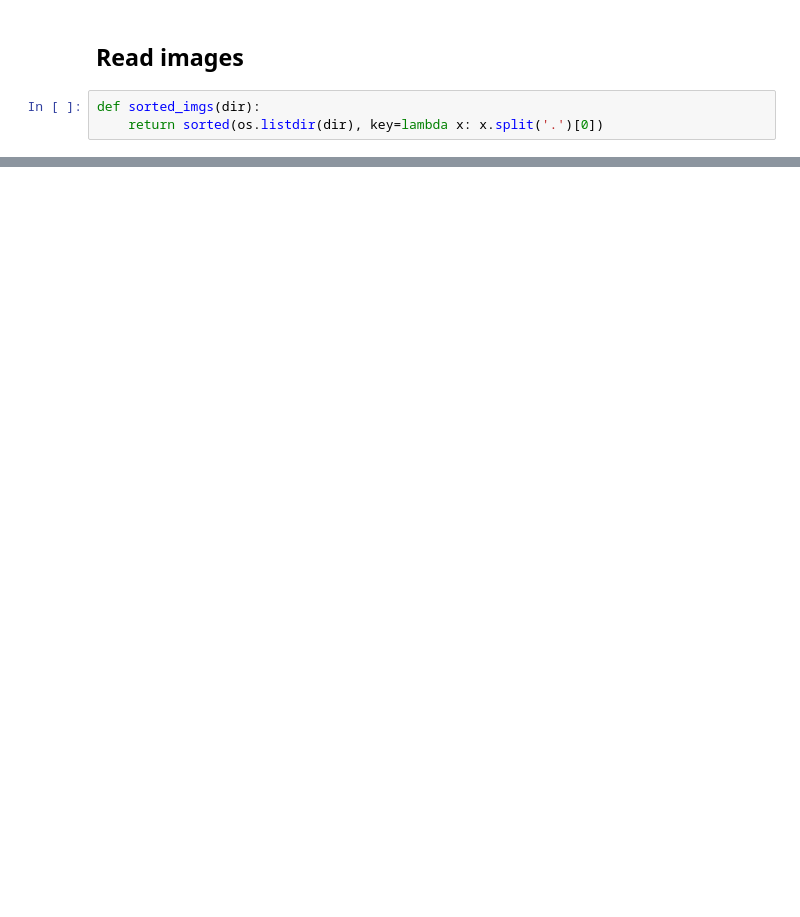
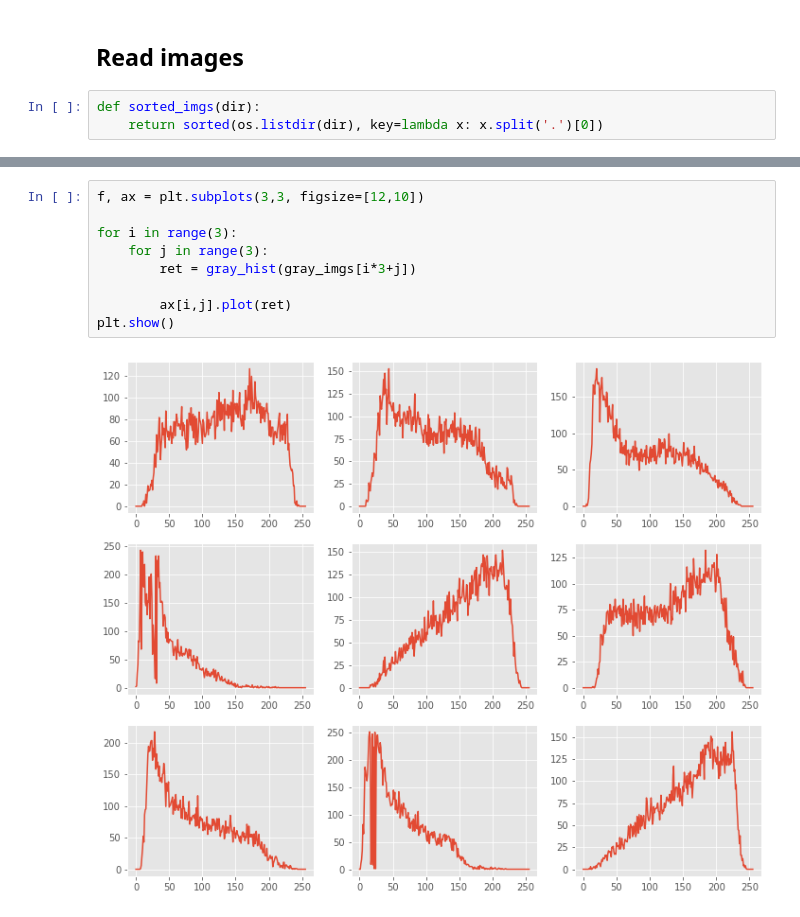
Before and after one commit to maxmelo1/VC_Rec_imagens, a Jupyter notebook: HIR.ipynb, the cells around one changed output, grey strips where cells are left out. Cells and saved outputs as stored; diff of their text form; blank space fills up the shorter version.

```diff
--- a/HIR.ipynb
+++ b/HIR.ipynb
@@ -52,0 +98,11 @@ def dist_pdf(src_img, comp_img):
+# %%
+f, ax = plt.subplots(3,3, figsize=[12,10])
+
+for i in range(3):
+    for j in range(3):
+        ret = gray_hist(gray_imgs[i*3+j])
+
+        ax[i,j].plot(ret)
+plt.show()
+# %% [output]
+[figure, added]
```
Also changed, not shown: parts of 16 cells of this notebook.
